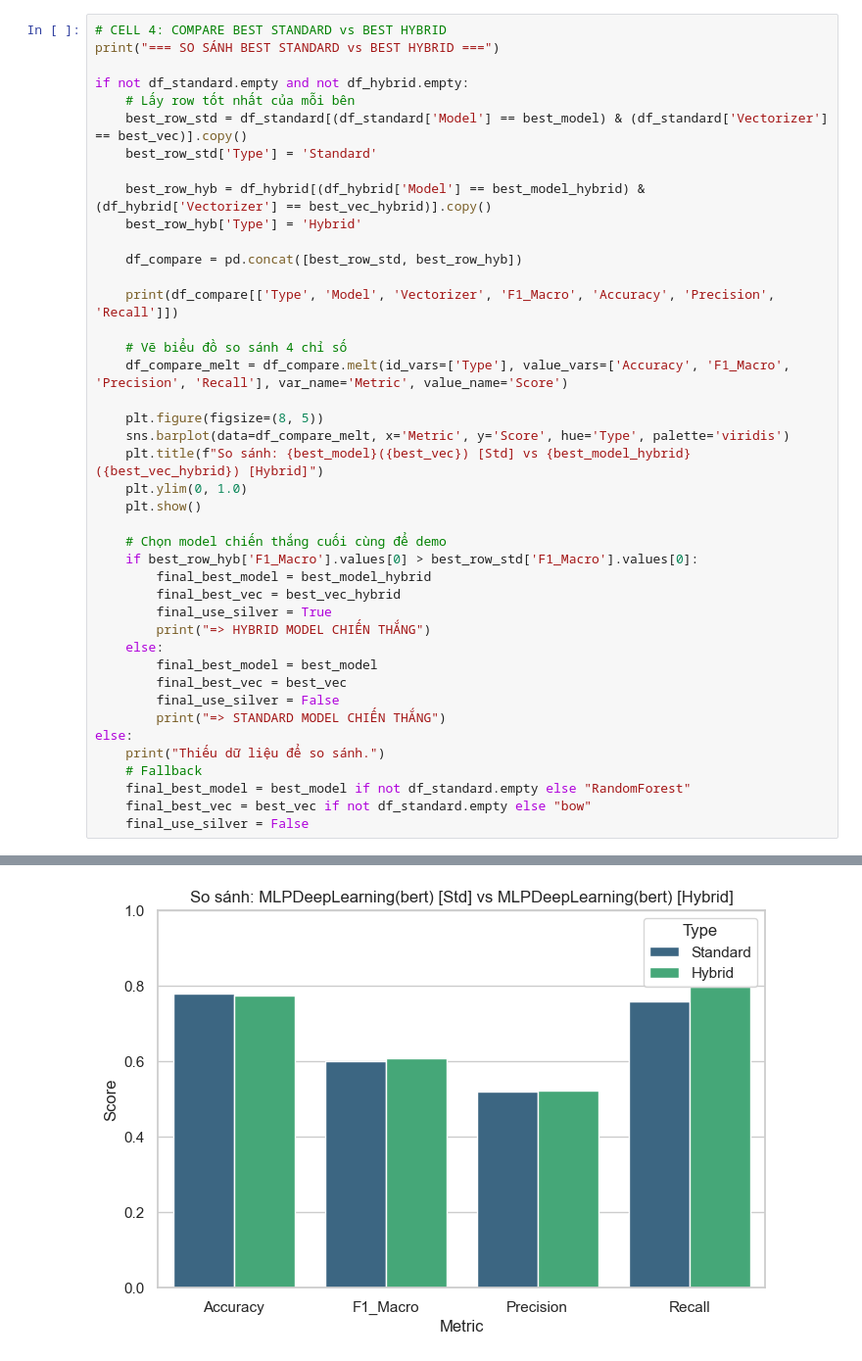
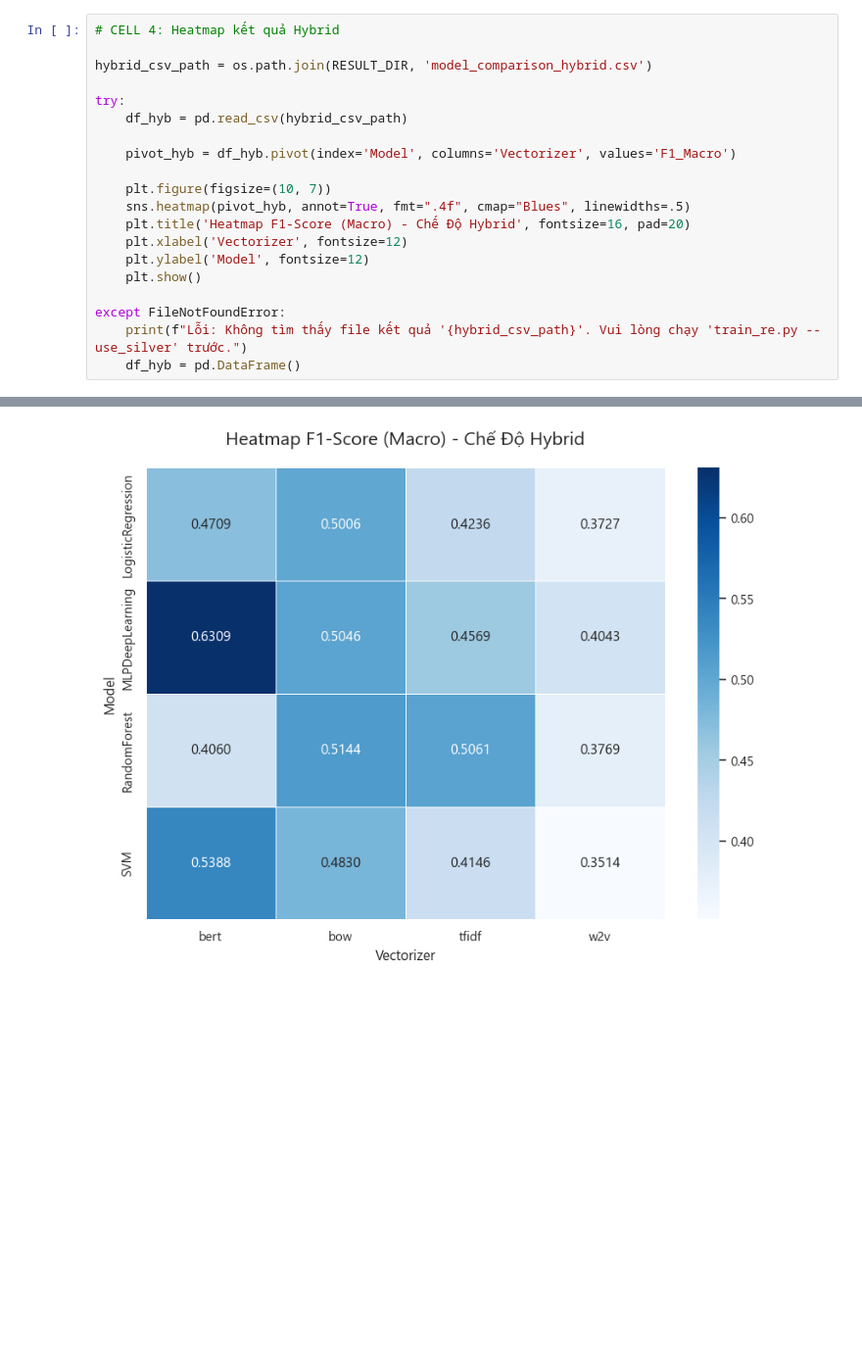
Before and after one commit to Zile228/medical-re, a Jupyter notebook: notebooks/02_experiment.ipynb, the cells around one changed output, grey strips where cells are left out. Shown at 98% size. Drawn from its saved outputs; the diff is of its cells as text; blank space fills up the shorter version.

```diff
--- a/notebooks/02_experiment.ipynb
+++ b/notebooks/02_experiment.ipynb
@@ -120,43 +115,21 @@ Best Hybrid Model: MLPDeepLearning using bert
 # %%
-# CELL 4: COMPARE BEST STANDARD vs BEST HYBRID
-print("=== SO SÁNH BEST STANDARD vs BEST HYBRID ===")
+# CELL 4: Heatmap kết quả Hybrid
 
-if not df_standard.empty and not df_hybrid.empty:
-    # Lấy row tốt nhất của mỗi bên
-    best_row_std = df_standard[(df_standard['Model'] == best_model) & (df_standard['Vectorizer'] == best_vec)].copy()
-    best_row_std['Type'] = 'Standard'
+hybrid_csv_path = os.path.join(RESULT_DIR, 'model_comparison_hybrid.csv')
 
-    best_row_hyb = df_hybrid[(df_hybrid['Model'] == best_model_hybrid) & (df_hybrid['Vectorizer'] == best_vec_hybrid)].copy()
-    best_row_hyb['Type'] = 'Hybrid'
+try:
+    df_hyb = pd.read_csv(hybrid_csv_path)
 
-    df_compare = pd.concat([best_row_std, best_row_hyb])
+    pivot_hyb = df_hyb.pivot(index='Model', columns='Vectorizer', values='F1_Macro')
 
-    print(df_compare[['Type', 'Model', 'Vectorizer', 'F1_Macro', 'Accuracy', 'Precision', 'Recall']])
-
-    # Vẽ biểu đồ so sánh 4 chỉ số
-    df_compare_melt = df_compare.melt(id_vars=['Type'], value_vars=['Accuracy', 'F1_Macro', 'Precision', 'Recall'], var_name='Metric', value_name='Score')
-
-    plt.figure(figsize=(8, 5))
-    sns.barplot(data=df_compare_melt, x='Metric', y='Score', hue='Type', palette='viridis')
-    plt.title(f"So sánh: {best_model}({best_vec}) [Std] vs {best_model_hybrid}({best_vec_hybrid}) [Hybrid]")
-    plt.ylim(0, 1.0)
+    plt.figure(figsize=(10, 7))
+    sns.heatmap(pivot_hyb, annot=True, fmt=".4f", cmap="Blues", linewidths=.5)
+    plt.title('Heatmap F1-Score (Macro) - Chế Độ Hybrid', fontsize=16, pad=20)
+    plt.xlabel('Vectorizer', fontsize=12)
+    plt.ylabel('Model', fontsize=12)
     plt.show()
 
-    # Chọn model chiến thắng cuối cùng để demo
-    if best_row_hyb['F1_Macro'].values[0] > best_row_std['F1_Macro'].values[0]:
-        final_best_model = best_model_hybrid
-        final_best_vec = best_vec_hybrid
-        final_use_silver = True
-        print("=> HYBRID MODEL CHIẾN THẮNG")
-    else:
-        final_best_model = best_model
-        final_best_vec = best_vec
-        final_use_silver = False
-        print("=> STANDARD MODEL CHIẾN THẮNG")
-else:
-    print("Thiếu dữ liệu để so sánh.")
-    # Fallback
-    final_best_model = best_model if not df_standard.empty else "RandomForest"
-    final_best_vec = best_vec if not df_standard.empty else "bow"
-    final_use_silver = False
+except FileNotFoundError:
+    print(f"Lỗi: Không tìm thấy file kết quả '{hybrid_csv_path}'. Vui lòng chạy 'train_re.py --use_silver' trước.")
+    df_hyb = pd.DataFrame()
 # %% [output]
@@ -171 +136 @@ else:
-[figure, old version]
+[figure, new version]
```
Also changed, not shown: parts of 9 cells of this notebook, 42 other files.
